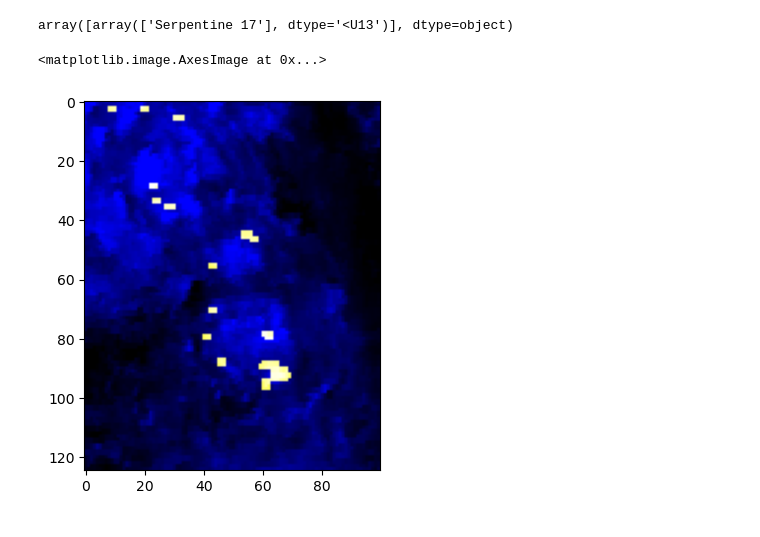
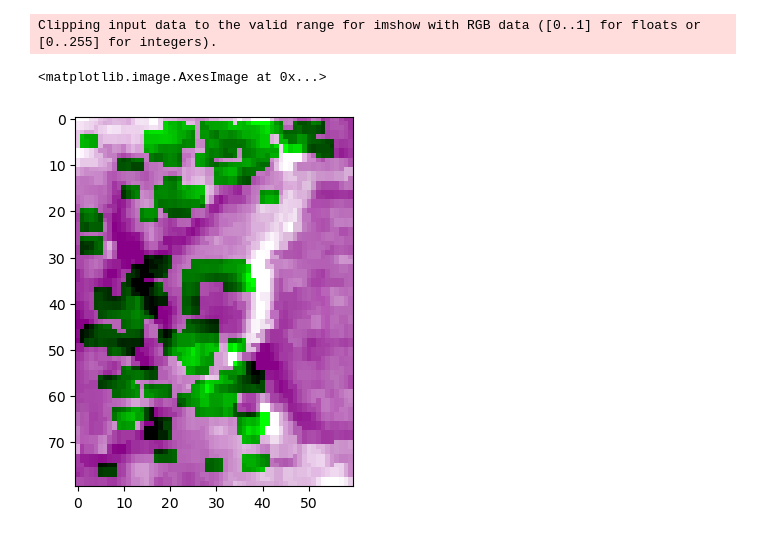
Before and after one commit to rushil00/DAFATT_CRISM_analysis, a Jupyter notebook: another003.ipynb, the cells around one changed output. Saved outputs shown, nothing was run; the diff lists cells and outputs as text; code cells hidden in the pictures.

Commit message:
utils and inandout initially added

```diff
--- a/another003.ipynb
+++ b/another003.ipynb
@@ -306,13 +324,13 @@ ValueError: operands could not be broadcast together with shapes (125,100) (125,
 # # np.save(OutputFileName, inter)
 # # fwriteenvi(OutputFileName, inter, wave,TargetLibraryName,2)
 # %%
-inter = np.zeros((Fline,Fsample , n))
+# inter = np.zeros((Fline,Fsample , n))
 
 
-inter[:, :,:] = w1[:, :, :] & w2[:, :, :] & w3[:, :, :] & w4[:, :, :] & w5[:, :, :] & w6[:,:,:]
+# inter[:, :,:] = w1[:, :, :] & w2[:, :, :] & w3[:, :, :] & w4[:, :, :] & w5[:, :, :] & w6[:,:,:]
 
-# Assuming a filename for output
-# OutputFileName = f"{tr_dir}/DAFATTResults/output.img"
-OutputFileName = f"./DAFATTResults/output.img"
-inter= inter.astype(int)
+# # Assuming a filename for output
+# # OutputFileName = f"{tr_dir}/DAFATTResults/output.img"
+# OutputFileName = f"./DAFATTResults/output.img"
+# inter= inter.astype(int)
 # %%
@@ -367,24 +379,23 @@ plt.imshow(inter[:,:,42])
-# %%
-TargetLibraryFileName[:,17]
-# %% [output]
-array([array(['Serpentine 17'], dtype='<U13')], dtype=object)
 # %%
+i = 17
+
 from skimage import exposure
 data_initial_trans= data[:,:,:3]
 for ind, ch in enumerate (data_initial_trans[:,:,:3].T):
     #masking no-data values
     ch_mask = ch != 65535.
     #2nd and 98th percentile ignoring no-data values (if present)
     p2, p98 = np.nanpercentile(ch[ch_mask], (2, 98))
     data_initial_trans[:,:,ind] = exposure.rescale_intensity(ch, in_range=(p2, p98)).T
 
 data_detected= data_initial_trans
-data_initial_trans[:,:,0]= inter[:,:,17]
-# data_initial_trans[:,:,-1]= inter[:,:,1]
-merged_1= cv2.merge([data_initial_trans[:,:,1],data_initial_trans[:,:,0],data_initial_trans[:,:,0]])
+data_initial_trans[:,:,0]-= inter[:,:,0]+inter[:,:,49]+inter[:,:,52]
+
+merged_1= cv2.merge([data_initial_trans[:,:,1],data_initial_trans[:,:,1],data_initial_trans[:,:,0]])
 merged2= cv2.merge([data_initial_trans[:,:,0],data_initial_trans[:,:,0],data_initial_trans[:,:,1]])
-plt.imshow(merged2)
+plt.imshow(data_initial_trans[:,:,(0,1,0)])
 # 101:300,150:351
 # %% [output]
-<matplotlib.image.AxesImage at 0x...>
+Clipping input data to the valid range for imshow with RGB data ([0..1] for floats or [0..255] for integers).
+<matplotlib.image.AxesImage at 0x...>
-[figure, old version]
+[figure, new version]
```
Also changed, not shown: parts of 16 cells of this notebook, 6 other files.
